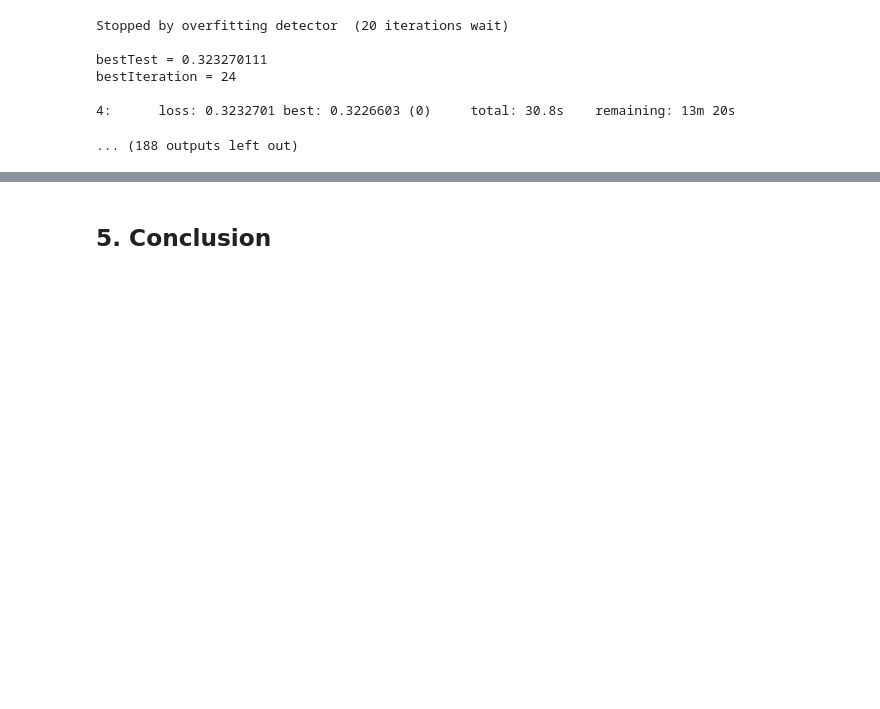
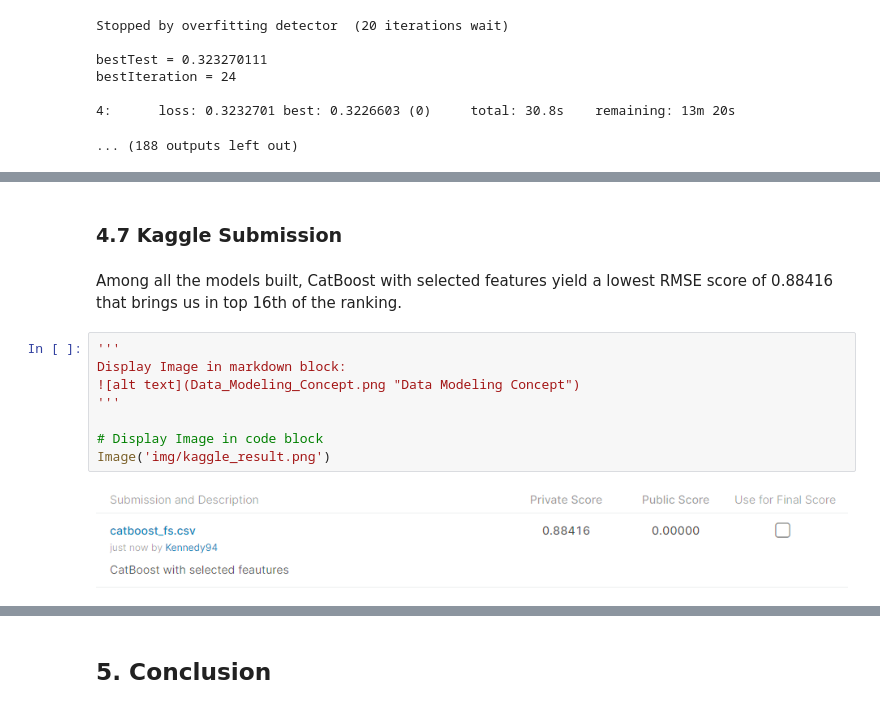
Before and after one commit to irenetoo/-Google-Analytics-Customer-Revenue-Prediction, a Jupyter notebook: Google_Analytics_Customer_Revenue_Prediction_20200518.ipynb, the cells around one changed output, grey strips where cells are left out. Saved outputs shown, nothing was run; the diff lists cells and outputs as text; blank space fills up the shorter version.

```diff
--- a/Google_Analytics_Customer_Revenue_Prediction_20200518.ipynb
+++ b/Google_Analytics_Customer_Revenue_Prediction_20200518.ipynb
@@ -1892,0 +2088,14 @@ x.to_csv('submission_0519_catboost_withoutTune.csv', index = False)
+# %% [markdown]
+### 4.7 Kaggle Submission
+# %% [markdown]
+Among all the models built, CatBoost with selected features yield a lowest RMSE score of 0.88416 that brings us in top 16th of the ranking.
+# %%
+'''
+Display Image in markdown block:
+![alt text](Data_Modeling_Concept.png "Data Modeling Concept")
+'''
+
+# Display Image in code block
+Image('img/kaggle_result.png')
+# %% [output]
+[figure, added]
```
Also changed, not shown: parts of 42 cells of this notebook, 4 other files.
